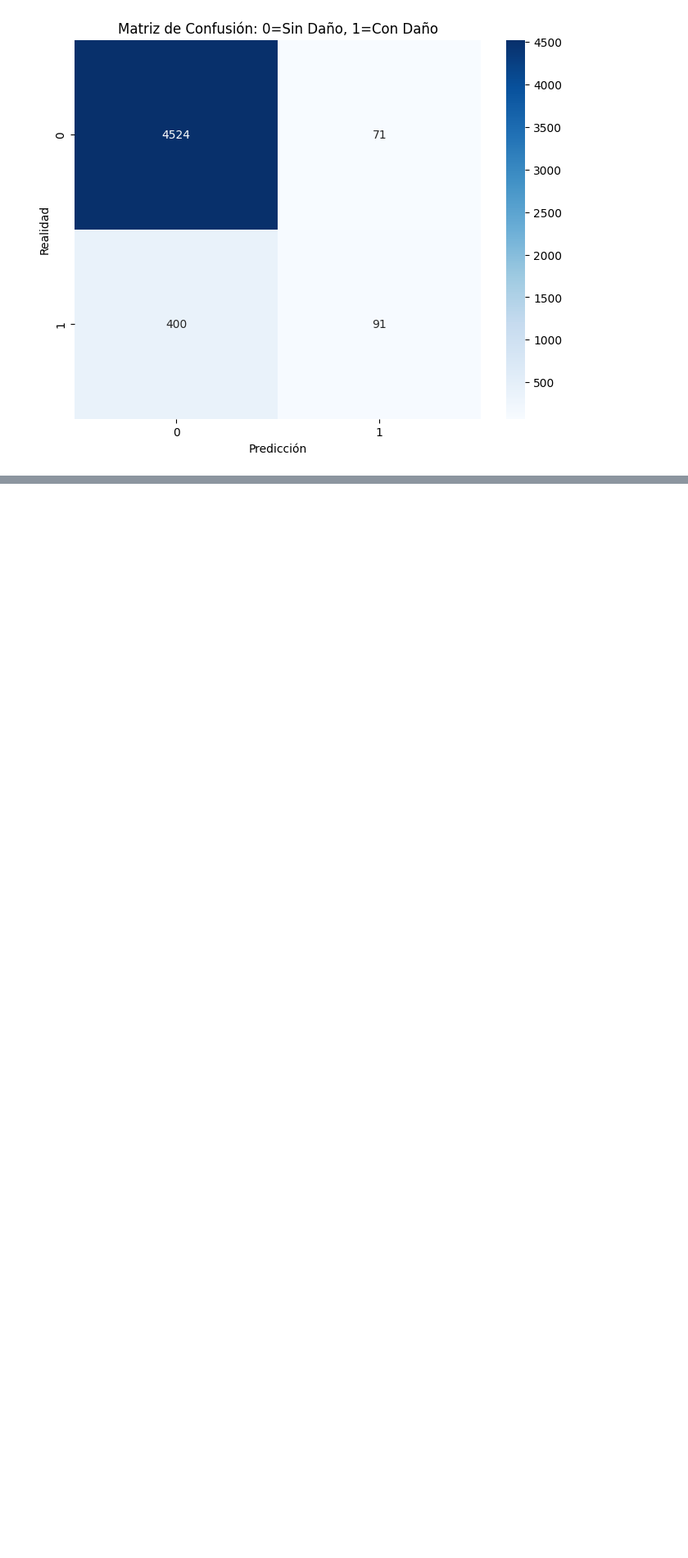
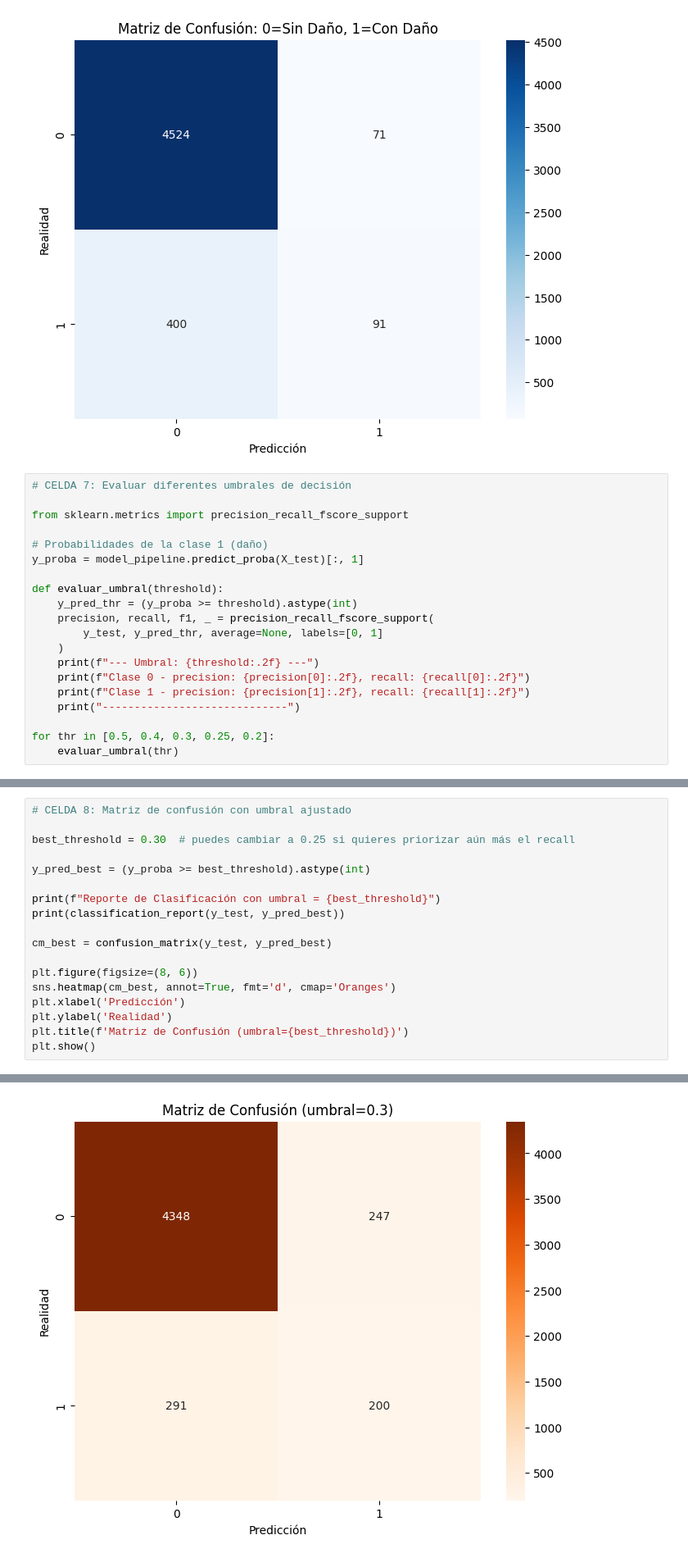
Before and after one commit to andrecorahua/AeroCVer-risk-predictor, a Jupyter notebook: notebooks/04_modelos_clasificacion_basica.ipynb, the cells around one changed output, grey strips where cells are left out. Shown at 82% size. Cells and saved outputs as stored; diff of their text form; blank space fills up the shorter version.

Commit message:
feat: modelo RF con ajuste de umbral y guardado en pkl

```diff
--- a/notebooks/04_modelos_clasificacion_basica.ipynb
+++ b/notebooks/04_modelos_clasificacion_basica.ipynb
@@ -189,3 +98,23 @@ plt.show()
    macro avg       0.74      0.58      0.61      5086
 weighted avg       0.88      0.91      0.89      5086
 [figure]
+# %%
+# CELDA 7: Evaluar diferentes umbrales de decisión
+
+from sklearn.metrics import precision_recall_fscore_support
+
+# Probabilidades de la clase 1 (daño)
+y_proba = model_pipeline.predict_proba(X_test)[:, 1]
+
+def evaluar_umbral(threshold):
+    y_pred_thr = (y_proba >= threshold).astype(int)
+    precision, recall, f1, _ = precision_recall_fscore_support(
+        y_test, y_pred_thr, average=None, labels=[0, 1]
+    )
+    print(f"--- Umbral: {threshold:.2f} ---")
+    print(f"Clase 0 - precision: {precision[0]:.2f}, recall: {recall[0]:.2f}")
+    print(f"Clase 1 - precision: {precision[1]:.2f}, recall: {recall[1]:.2f}")
+    print("-----------------------------")
+
+for thr in [0.5, 0.4, 0.3, 0.25, 0.2]:
+    evaluar_umbral(thr)
@@ -191,0 +142,19 @@ weighted avg       0.88      0.91      0.89      5086
+# %%
+# CELDA 8: Matriz de confusión con umbral ajustado
+
+best_threshold = 0.30  # puedes cambiar a 0.25 si quieres priorizar aún más el recall
+
+y_pred_best = (y_proba >= best_threshold).astype(int)
+
+print(f"Reporte de Clasificación con umbral = {best_threshold}")
+print(classification_report(y_test, y_pred_best))
+
+cm_best = confusion_matrix(y_test, y_pred_best)
+
+plt.figure(figsize=(8, 6))
+sns.heatmap(cm_best, annot=True, fmt='d', cmap='Oranges')
+plt.xlabel('Predicción')
+plt.ylabel('Realidad')
+plt.title(f'Matriz de Confusión (umbral={best_threshold})')
+plt.show()
+# %% [output]
@@ -192 +170,2 @@ weighted avg       0.88      0.91      0.89      5086
+[figure, added]
 # %% [markdown]
```
Also changed, not shown: parts of 7 cells of this notebook, 1 other file.
